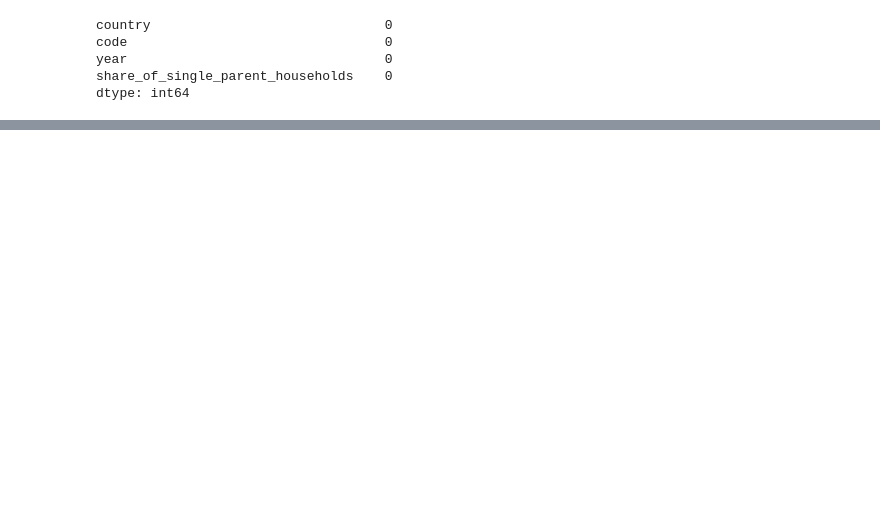
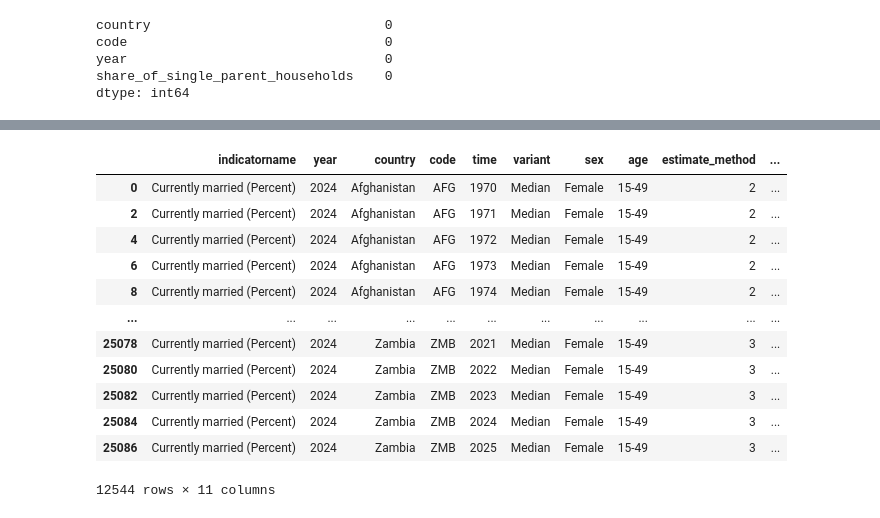
Before and after one commit to YkslB/marriage_statistics, a Jupyter notebook: scripts/Cleaning.ipynb, the cells around one changed output, grey strips where cells are left out. Cells and saved outputs as stored; diff of their text form; code cells hidden in the pictures; blank space fills up the shorter version.

```diff
--- a/scripts/Cleaning.ipynb
+++ b/scripts/Cleaning.ipynb
@@ -315,0 +395,3 @@ df_8.sample(5)
+# %%
+df_9 = pd.read_csv('../data/Raw/unpopulation_dataportal_20250728095844.csv')
+df_9.sample(5)
@@ -315,0 +406,7 @@ df_8.sample(5)
+# %%
+df_9.columns = df_9.columns.str.lower() \
+    .str.replace(' ', '') \
+    .str.replace('(', '') \
+    .str.replace(')', '') \
+    .str.replace('[^0-9a-zA-Z_]', '', regex=True)
+df_9.sample(10)
@@ -315,0 +426,29 @@ df_8.sample(5)
+# %%
+df_9 = df_9.drop(columns=['indicatorid','indicatorshortname',
+    'source',
+    'author', 'locationid', 'iso2','estimatetypeid','category','categoryid','agestart','ageend','author','ageid', 'estimatetype','variantid','sexid','timeid'])
+
+df_9.rename(columns={
+    "sourceyear": "year",
+    "location": "country",
+    "estimatemethodid": "estimate_method",
+    "iso3": "code",
+}, inplace=True)
+# %%
+df_9.drop_duplicates(inplace=True)
+# %%
+df_9
+# %% [output]
+|  | indicatorname | year | country | code | time | variant | sex | age | estimate_method | ... |
+| 0 | Currently married (Percent) | 2024 | Afghanistan | AFG | 1970 | Median | Female | 15-49 | 2 | ... |
+| 2 | Currently married (Percent) | 2024 | Afghanistan | AFG | 1971 | Median | Female | 15-49 | 2 | ... |
+| 4 | Currently married (Percent) | 2024 | Afghanistan | AFG | 1972 | Median | Female | 15-49 | 2 | ... |
+| 6 | Currently married (Percent) | 2024 | Afghanistan | AFG | 1973 | Median | Female | 15-49 | 2 | ... |
+| 8 | Currently married (Percent) | 2024 | Afghanistan | AFG | 1974 | Median | Female | 15-49 | 2 | ... |
+| ... | ... | ... | ... | ... | ... | ... | ... | ... | ... | ... |
+| 25078 | Currently married (Percent) | 2024 | Zambia | ZMB | 2021 | Median | Female | 15-49 | 3 | ... |
+| 25080 | Currently married (Percent) | 2024 | Zambia | ZMB | 2022 | Median | Female | 15-49 | 3 | ... |
+| 25082 | Currently married (Percent) | 2024 | Zambia | ZMB | 2023 | Median | Female | 15-49 | 3 | ... |
+| 25084 | Currently married (Percent) | 2024 | Zambia | ZMB | 2024 | Median | Female | 15-49 | 3 | ... |
+| 25086 | Currently married (Percent) | 2024 | Zambia | ZMB | 2025 | Median | Female | 15-49 | 3 | ... |
+12544 rows × 11 columns
```
Also changed, not shown: parts of 23 cells of this notebook, 12 other files.
